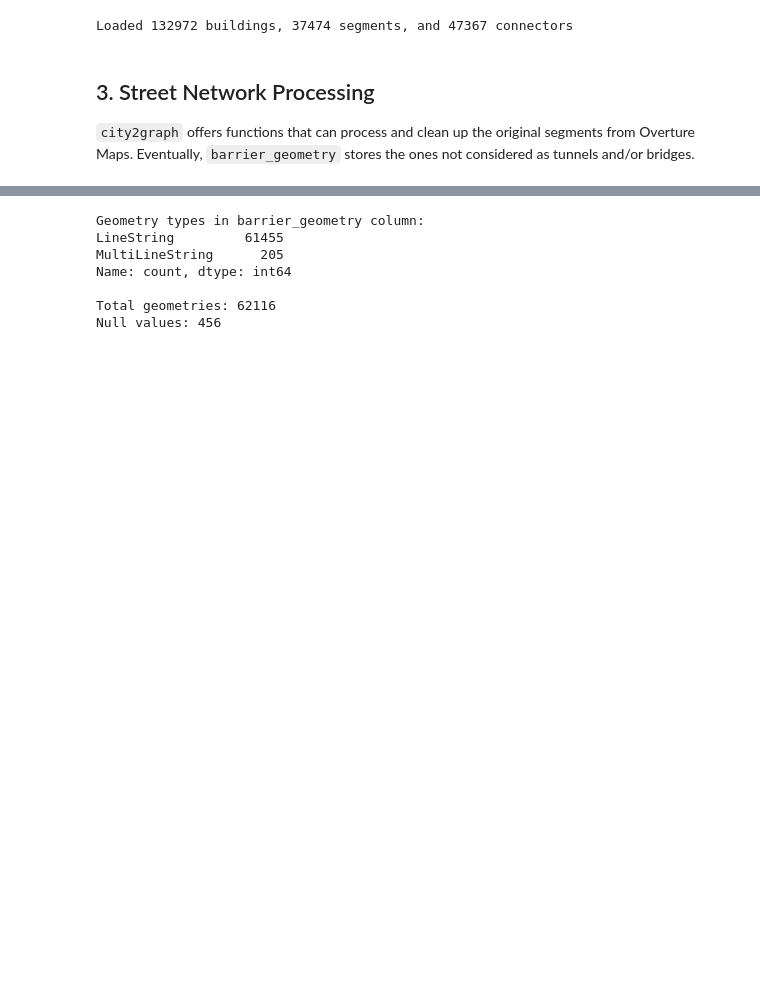
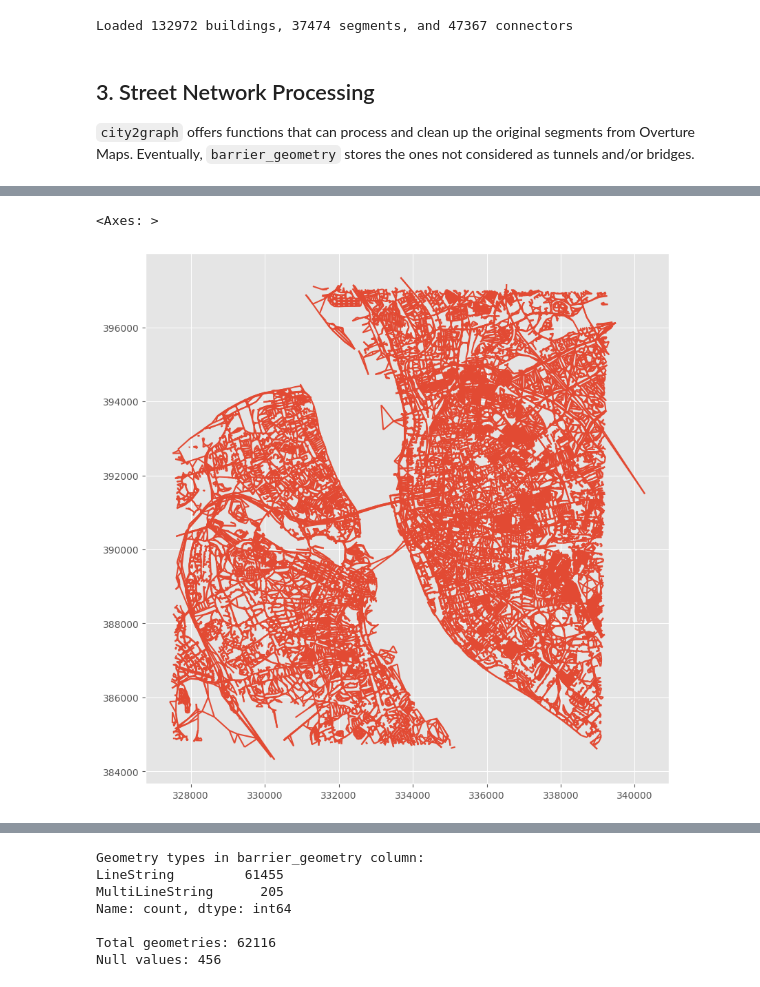
Before and after one commit to yu-ta-sato/city2graph, a Jupyter notebook: docs/source/examples/morphological_networks_from_overturemaps.ipynb, the cells around one changed output, grey strips where cells are left out. Drawn from its saved outputs; the diff is of its cells as text; code cells hidden in the pictures; blank space fills up the shorter version.

```diff
--- a/docs/source/examples/morphological_networks_from_overturemaps.ipynb
+++ b/docs/source/examples/morphological_networks_from_overturemaps.ipynb
@@ -71,0 +88,2 @@ segments_gdf = city2graph.process_overture_segments(segments_gdf=segments_gdf,
+# %%
+n,e = city2graph.segments_to_graph(segments_gdf)
@@ -71,0 +121,2 @@ segments_gdf = city2graph.process_overture_segments(segments_gdf=segments_gdf,
+# %%
+n_, e_ = city2graph.dual_graph((n, e), keep_original_geom=True, edge_id_col="id")
@@ -72,3 +149,8 @@ segments_gdf = city2graph.process_overture_segments(segments_gdf=segments_gdf,
+# %%
+e_.geometry.plot()
+# %% [output]
+<Axes: >
+[figure, added]
 # %% [markdown]
 ## 4. Create Morphological Network
 Based on the preprocessed segments and buildings, **a morphological network** is created by the following process:
```
Also changed, not shown: parts of 57 cells of this notebook, 3 other files.
